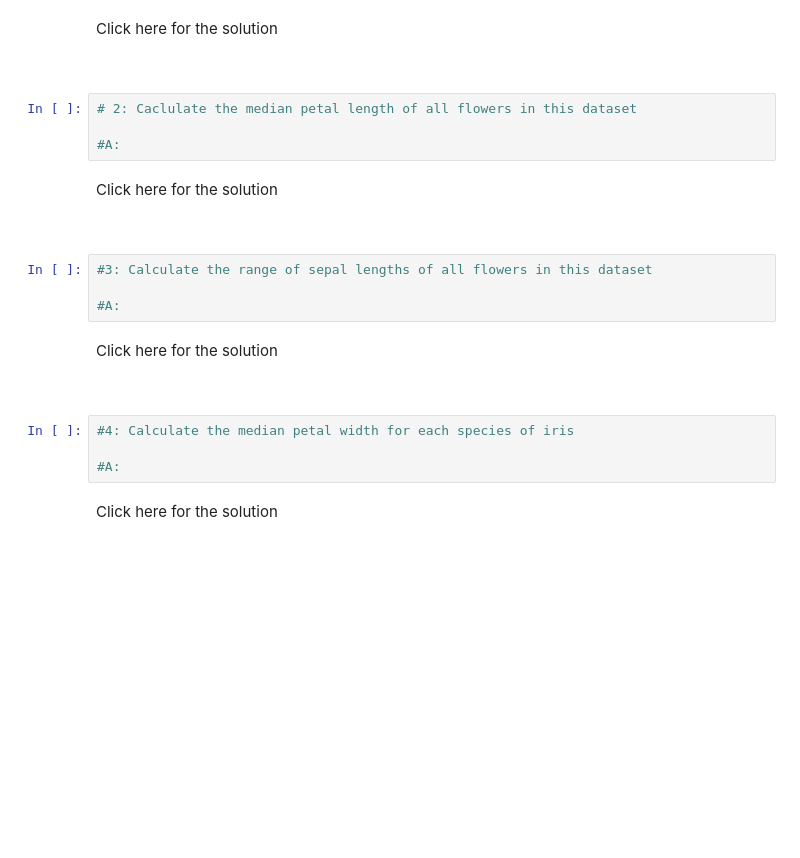
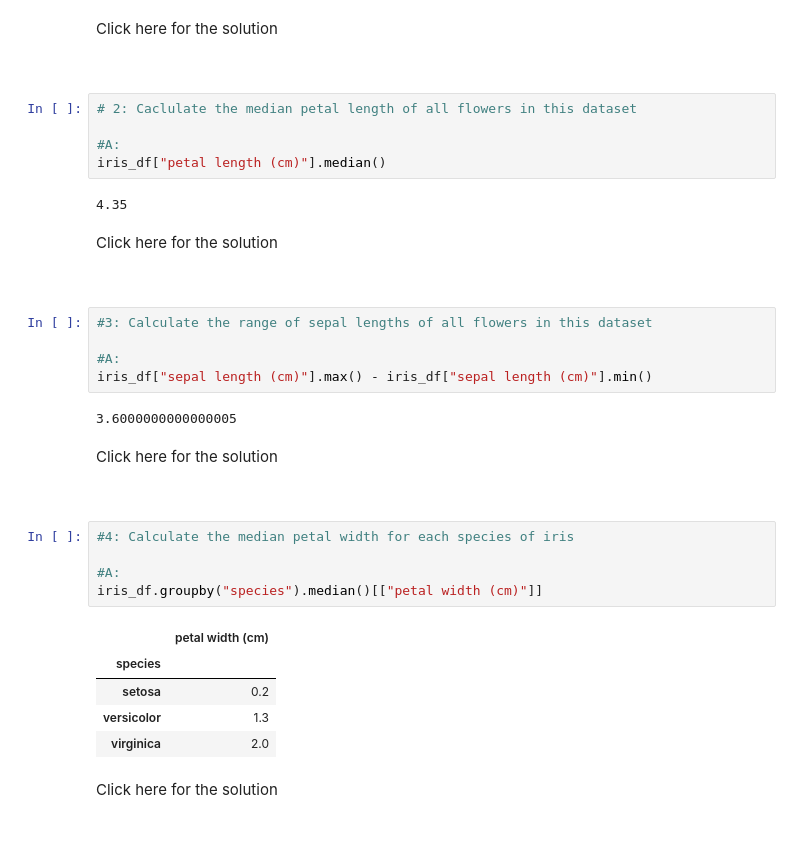
Before and after one commit to Burtannia/multiverse, a Jupyter notebook: src/module-8/Statistics in python.ipynb, the cells around one changed output. Saved outputs shown, nothing was run; the diff lists cells and outputs as text; blank space fills up the shorter version.

```diff
--- a/src/module-8/Statistics in python.ipynb
+++ b/src/module-8/Statistics in python.ipynb
@@ -55,6 +58,9 @@ iris_df['sepal width (cm)'].max()
 # 2: Caclulate the median petal length of all flowers in this dataset
 
 #A:
+iris_df["petal length (cm)"].median()
+# %% [output]
+4.35
 # %% [markdown]
 Click here for the solution
 
@@ -65,6 +71,9 @@ iris_df['petal length (cm)'].median()
 #3: Calculate the range of sepal lengths of all flowers in this dataset
 
 #A:
+iris_df["sepal length (cm)"].max() - iris_df["sepal length (cm)"].min()
+# %% [output]
+3.6000000000000005
 # %% [markdown]
 Click here for the solution
 
@@ -74,7 +83,14 @@ iris_df['sepal length (cm)'].max() - iris_df['sepal length (cm)'].min()
 # %%
 #4: Calculate the median petal width for each species of iris
 
 #A:
+iris_df.groupby("species").median()[["petal width (cm)"]]
+# %% [output]
+|  | petal width (cm) |
+| species |  |
+| setosa | 0.2 |
+| versicolor | 1.3 |
+| virginica | 2.0 |
 # %% [markdown]
 Click here for the solution
 
```
Also changed, not shown: parts of 20 cells of this notebook, 4 other files.
